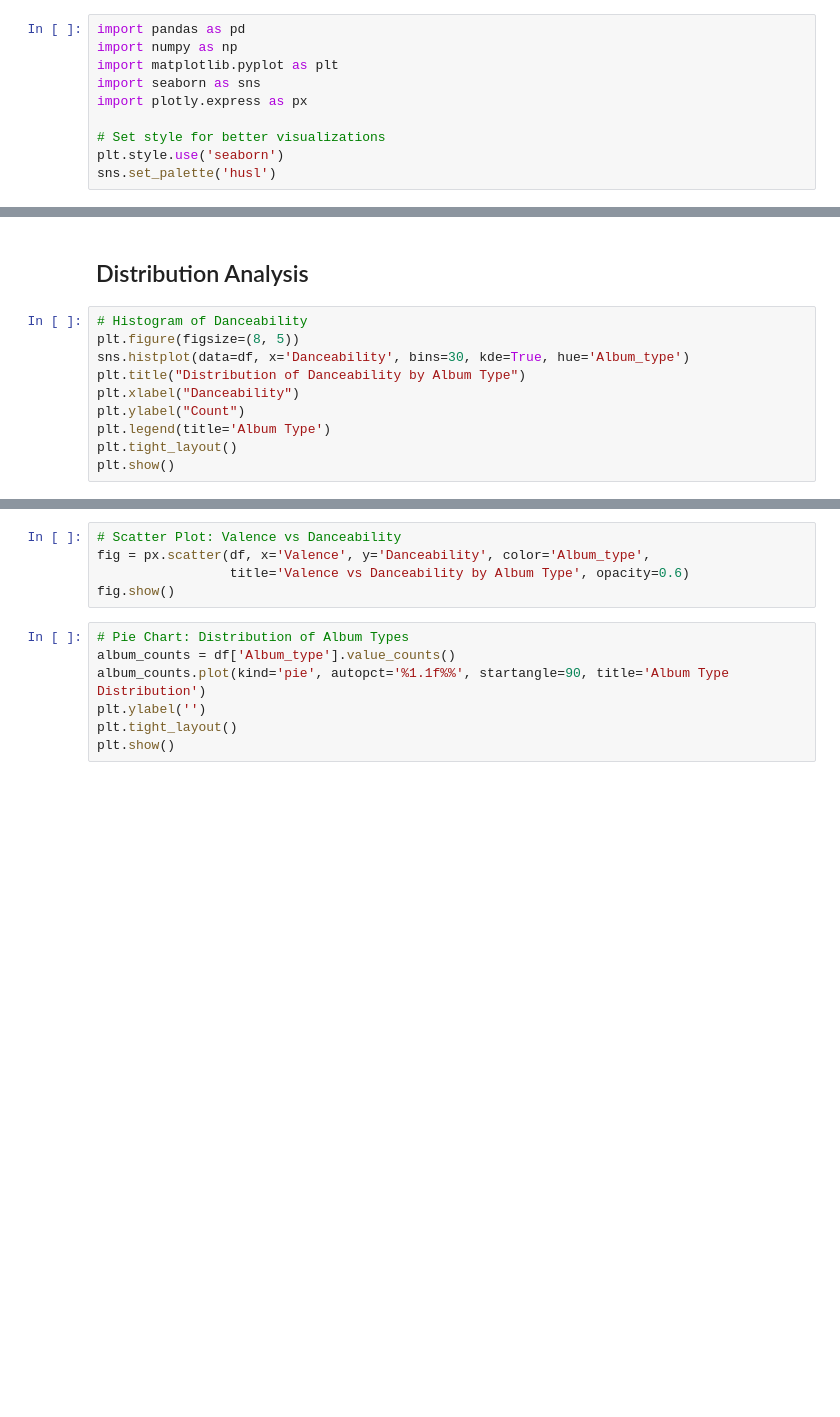
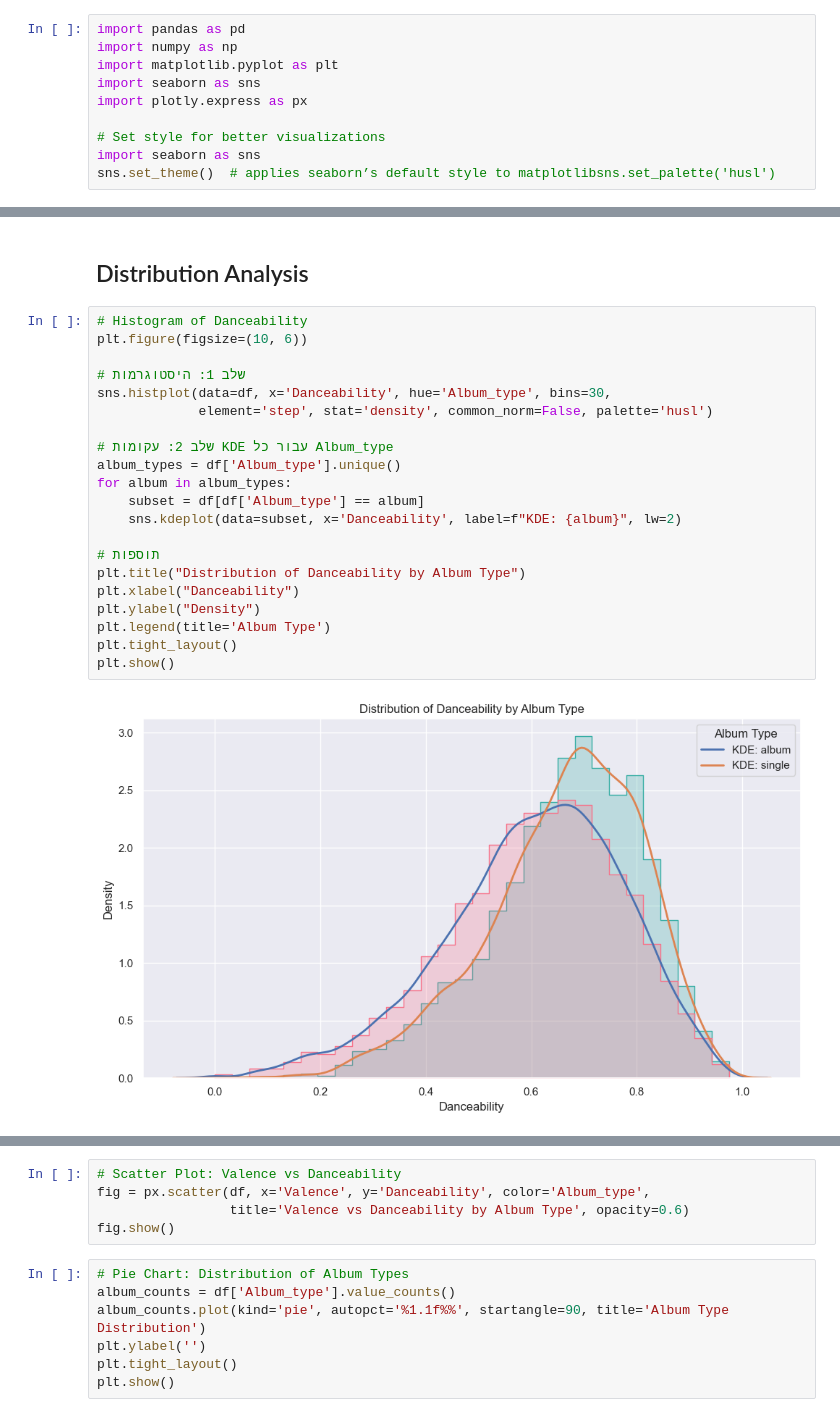
Before and after one commit to itsjonatan/ML_HW2_Spotify, a Jupyter notebook: notebooks/A_exploration.ipynb, the cells around one changed output, grey strips where cells are left out. Saved outputs shown, nothing was run; the diff lists cells and outputs as text; blank space fills up the shorter version.

```diff
--- a/notebooks/A_exploration.ipynb
+++ b/notebooks/A_exploration.ipynb
@@ -9,8 +9,8 @@ import seaborn as sns
 import plotly.express as px
 
 # Set style for better visualizations
-plt.style.use('seaborn')
-sns.set_palette('husl')
+import seaborn as sns
+sns.set_theme()  # applies seaborn’s default style to matplotlibsns.set_palette('husl')
 # %%
 # Load the dataset
 df = pd.read_csv("../data/Spotify_Youtube.csv")
@@ -34,14 +56,27 @@ display(df.describe())
 ## Distribution Analysis
 # %%
 # Histogram of Danceability
-plt.figure(figsize=(8, 5))
-sns.histplot(data=df, x='Danceability', bins=30, kde=True, hue='Album_type')
+plt.figure(figsize=(10, 6))
+
+# שלב 1: היסטוגרמות
+sns.histplot(data=df, x='Danceability', hue='Album_type', bins=30,
+             element='step', stat='density', common_norm=False, palette='husl')
+
+# שלב 2: עקומות KDE עבור כל Album_type
+album_types = df['Album_type'].unique()
+for album in album_types:
+    subset = df[df['Album_type'] == album]
+    sns.kdeplot(data=subset, x='Danceability', label=f"KDE: {album}", lw=2)
+
+# תוספות
 plt.title("Distribution of Danceability by Album Type")
 plt.xlabel("Danceability")
-plt.ylabel("Count")
+plt.ylabel("Density")
 plt.legend(title='Album Type')
 plt.tight_layout()
 plt.show()
+# %% [output]
+[figure, added]
 # %%
 # Bar Plot: Average Views by Album Type
 avg_views = df.groupby('Album_type')['Views'].mean().sort_values()
```
Also changed, not shown: parts of 9 cells of this notebook.
